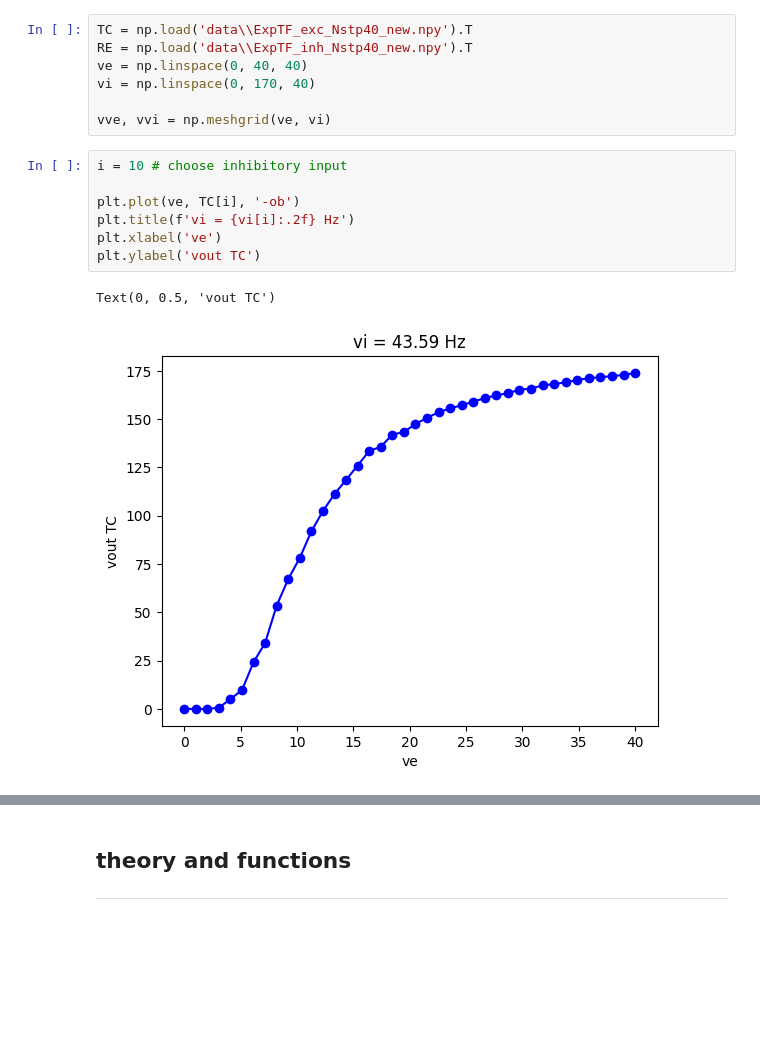
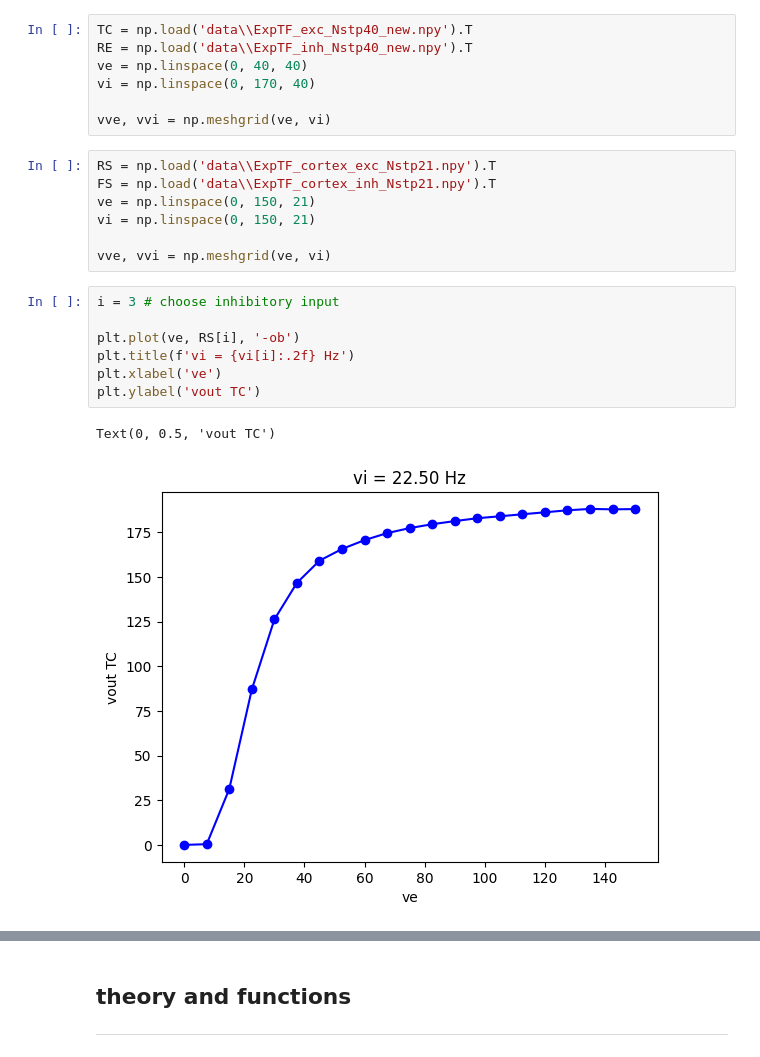
Before and after one commit to joverwiening/MF-TransferFunction, a Jupyter notebook: fitTF.ipynb, the cells around one changed output, grey strips where cells are left out. Cells and saved outputs as stored; diff of their text form; blank space fills up the shorter version.

```diff
--- a/fitTF.ipynb
+++ b/fitTF.ipynb
@@ -16,15 +16,22 @@ ve = np.linspace(0, 40, 40)
 vi = np.linspace(0, 170, 40)
 
 vve, vvi = np.meshgrid(ve, vi)
+# %%
+RS = np.load('data\\ExpTF_cortex_exc_Nstp21.npy').T
+FS = np.load('data\\ExpTF_cortex_inh_Nstp21.npy').T
+ve = np.linspace(0, 150, 21)
+vi = np.linspace(0, 150, 21)
+
+vve, vvi = np.meshgrid(ve, vi)
 # %%
-i = 10 # choose inhibitory input
+i = 3 # choose inhibitory input
 
-plt.plot(ve, TC[i], '-ob')
+plt.plot(ve, RS[i], '-ob')
 plt.title(f'vi = {vi[i]:.2f} Hz')
 plt.xlabel('ve')
 plt.ylabel('vout TC')
 # %% [output]
 Text(0, 0.5, 'vout TC')
-[figure, old version]
+[figure, new version]
 # %%
 ax = plt.axes(projection='3d')
```
Also changed, not shown: parts of 15 cells of this notebook, 4 other files.
